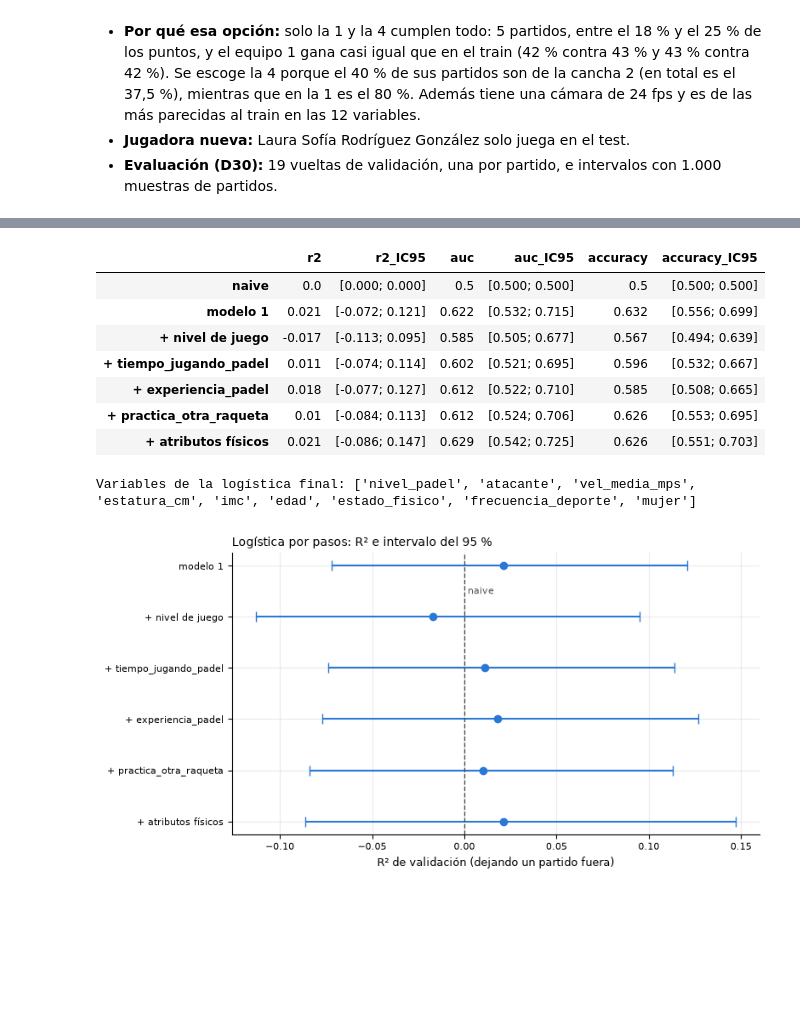
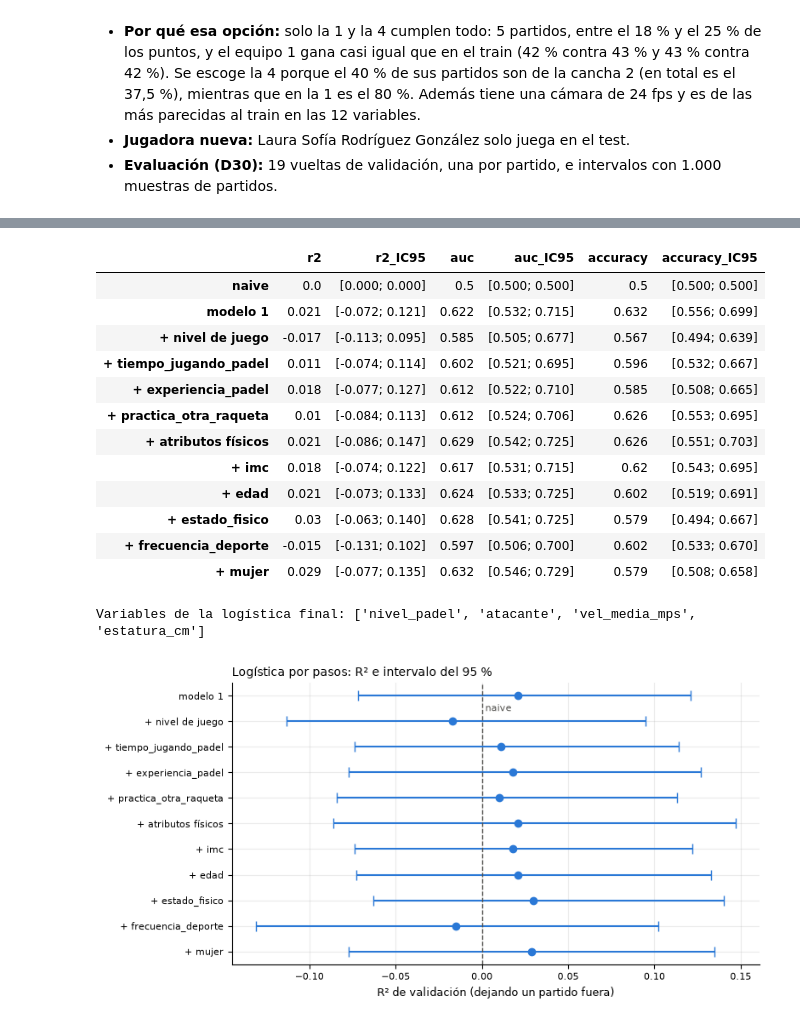
Before and after one commit to juanjocamposv/Proyecto_final_analitica, a Jupyter notebook: notebooks/Proyecto_Padel.ipynb, the cells around one changed output, grey strips where cells are left out. Cells and saved outputs as stored; diff of their text form; code cells hidden in the pictures; blank space fills up the shorter version.

```diff
--- a/notebooks/Proyecto_Padel.ipynb
+++ b/notebooks/Proyecto_Padel.ipynb
@@ -578,7 +585,7 @@ logistica = make_pipeline(StandardScaler(), LogisticRegression())
 grupos = {g: [v for v in vs if v in variables_modelo] for g, vs in var.GRUPOS.items()}
 
 pred_naive = mod.predecir(naive, train, var.columnas(var.MODELO_1))
-variables_logistica, pasos, pred_pasos = mod.seleccion_por_pasos(logistica, train, var.MODELO_1, grupos, muestras)
+variables_logistica, pasos, pred_pasos, pred_logistica = mod.seleccion_por_pasos(logistica, train, var.MODELO_1, grupos, muestras)
 display(pasos)
 tabla_pasos = mod.resumen(train, {'naive': pred_naive, **pred_pasos}, muestras)
 display(tabla_pasos)
@@ -609,13 +621,18 @@ plt.show()
 |  | r2 | r2_IC95 | auc | auc_IC95 | accuracy | accuracy_IC95 |
 | naive | 0.0 | [0.000; 0.000] | 0.5 | [0.500; 0.500] | 0.5 | [0.500; 0.500] |
 | modelo 1 | 0.021 | [-0.072; 0.121] | 0.622 | [0.532; 0.715] | 0.632 | [0.556; 0.699] |
 | + nivel de juego | -0.017 | [-0.113; 0.095] | 0.585 | [0.505; 0.677] | 0.567 | [0.494; 0.639] |
 | + tiempo_jugando_padel | 0.011 | [-0.074; 0.114] | 0.602 | [0.521; 0.695] | 0.596 | [0.532; 0.667] |
 | + experiencia_padel | 0.018 | [-0.077; 0.127] | 0.612 | [0.522; 0.710] | 0.585 | [0.508; 0.665] |
 | + practica_otra_raqueta | 0.01 | [-0.084; 0.113] | 0.612 | [0.524; 0.706] | 0.626 | [0.553; 0.695] |
 | + atributos físicos | 0.021 | [-0.086; 0.147] | 0.629 | [0.542; 0.725] | 0.626 | [0.551; 0.703] |
+| + imc | 0.018 | [-0.074; 0.122] | 0.617 | [0.531; 0.715] | 0.62 | [0.543; 0.695] |
+| + edad | 0.021 | [-0.073; 0.133] | 0.624 | [0.533; 0.725] | 0.602 | [0.519; 0.691] |
+| + estado_fisico | 0.03 | [-0.063; 0.140] | 0.628 | [0.541; 0.725] | 0.579 | [0.494; 0.667] |
+| + frecuencia_deporte | -0.015 | [-0.131; 0.102] | 0.597 | [0.506; 0.700] | 0.602 | [0.533; 0.670] |
+| + mujer | 0.029 | [-0.077; 0.135] | 0.632 | [0.546; 0.729] | 0.579 | [0.508; 0.658] |
-Variables de la logística final: ['nivel_padel', 'atacante', 'vel_media_mps', 'estatura_cm', 'imc', 'edad', 'estado_fisico', 'frecuencia_deporte', 'mujer']
+Variables de la logística final: ['nivel_padel', 'atacante', 'vel_media_mps', 'estatura_cm']
-[figure, old version]
+[figure, new version]
 # %%
 # Coeficientes de la logística final con todo el train (variables estandarizadas) e intervalo bootstrap
 display(mod.coeficientes(logistica, train, var.columnas(variables_logistica), muestras))
```
Also changed, not shown: parts of 12 cells of this notebook, 5 other files.
